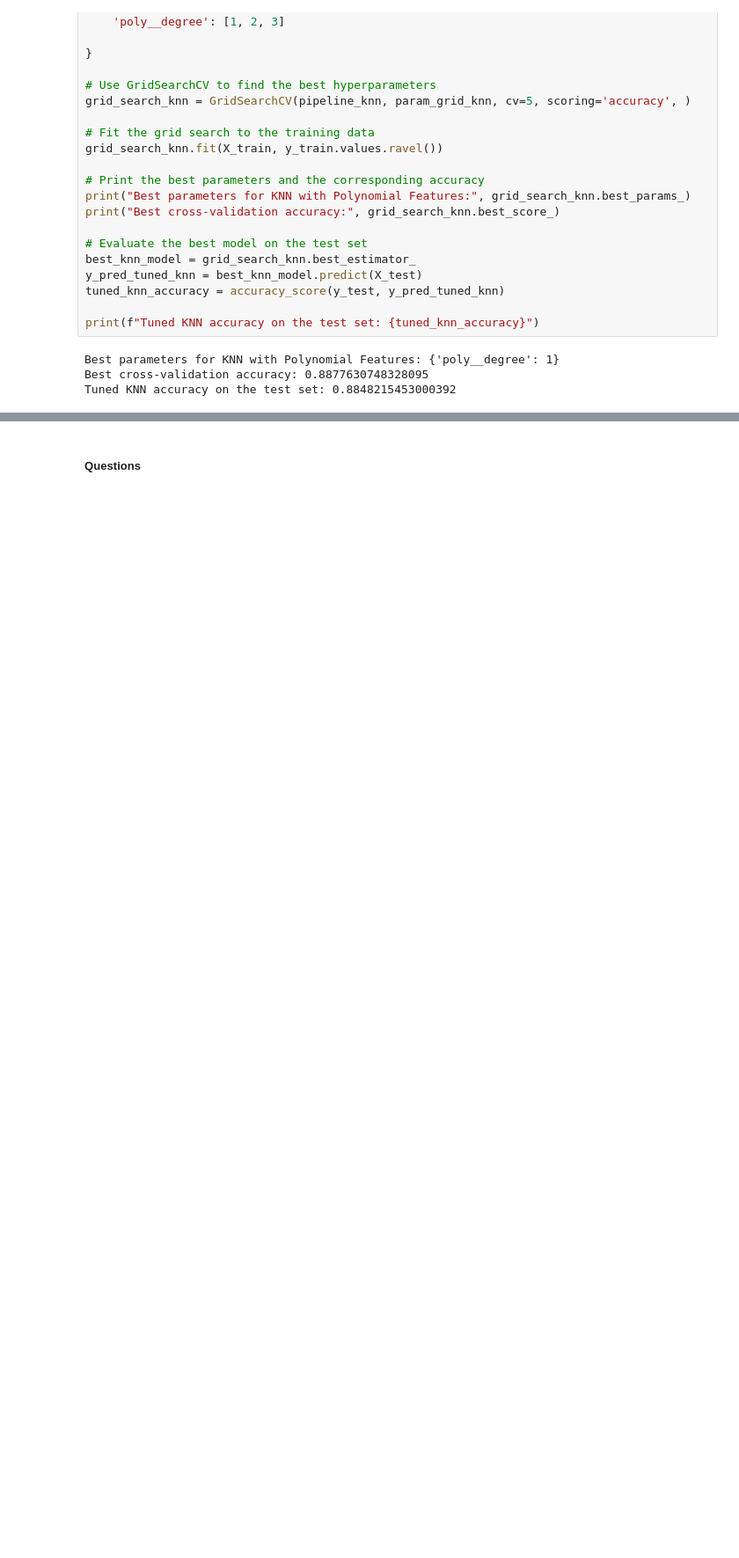
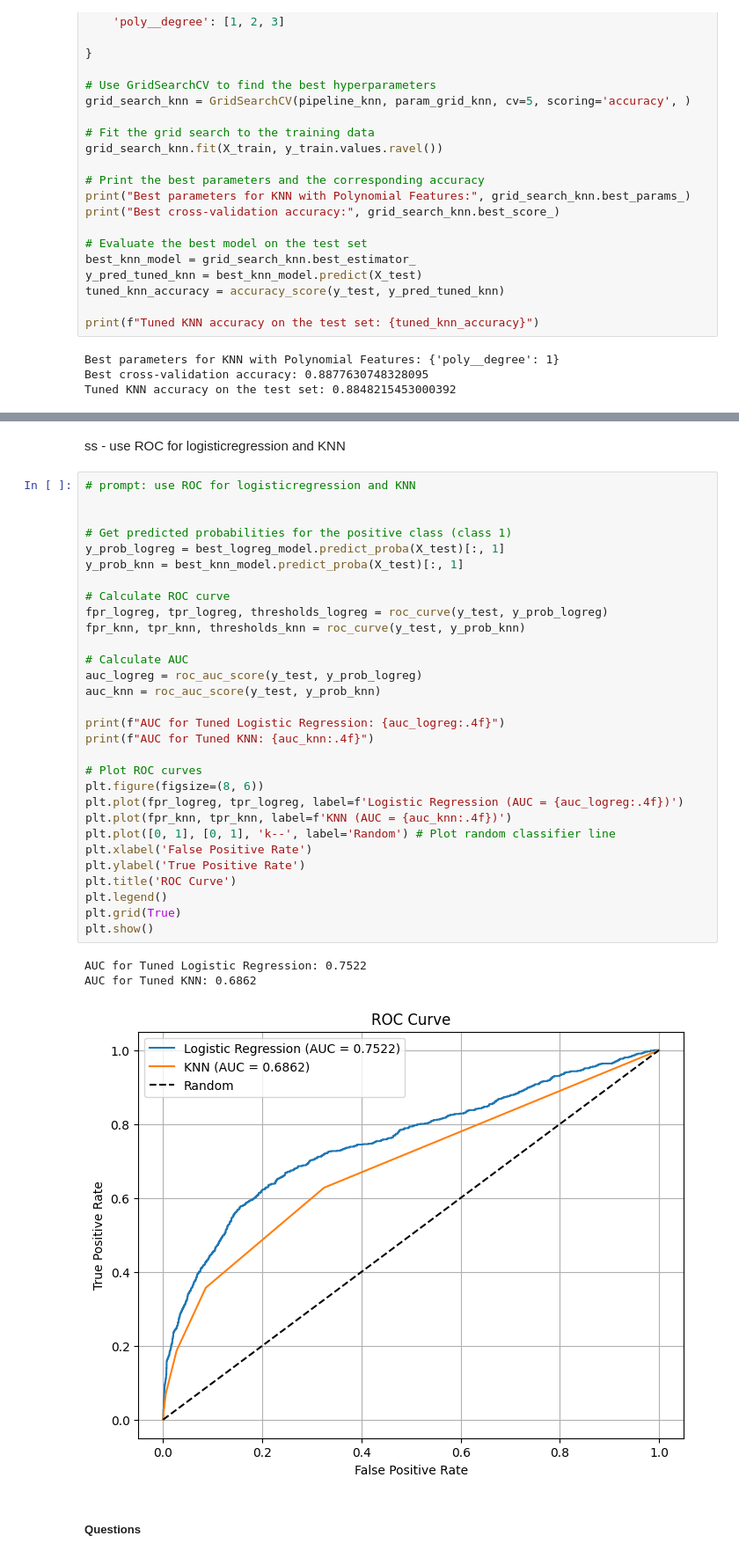
Before and after one commit to Ssahu620/ss-Assignment-17, a Jupyter notebook: ss_v1_17_Assignment.ipynb, the cells around one changed output, grey strips where cells are left out. Shown at 88% size. Cells and saved outputs as stored; diff of their text form; blank space fills up the shorter version.

```diff
--- a/ss_v1_17_Assignment.ipynb
+++ b/ss_v1_17_Assignment.ipynb
@@ -623,2 +649,38 @@ Tuned KNN accuracy on the test set: 0.8848215453000392
+# %% [markdown]
+ss - use ROC for logisticregression and KNN
+# %%
+# prompt: use ROC for logisticregression and KNN
+
+
+# Get predicted probabilities for the positive class (class 1)
+y_prob_logreg = best_logreg_model.predict_proba(X_test)[:, 1]
+y_prob_knn = best_knn_model.predict_proba(X_test)[:, 1]
+
+# Calculate ROC curve
+fpr_logreg, tpr_logreg, thresholds_logreg = roc_curve(y_test, y_prob_logreg)
+fpr_knn, tpr_knn, thresholds_knn = roc_curve(y_test, y_prob_knn)
+
+# Calculate AUC
+auc_logreg = roc_auc_score(y_test, y_prob_logreg)
+auc_knn = roc_auc_score(y_test, y_prob_knn)
+
+print(f"AUC for Tuned Logistic Regression: {auc_logreg:.4f}")
+print(f"AUC for Tuned KNN: {auc_knn:.4f}")
+
+# Plot ROC curves
+plt.figure(figsize=(8, 6))
+plt.plot(fpr_logreg, tpr_logreg, label=f'Logistic Regression (AUC = {auc_logreg:.4f})')
+plt.plot(fpr_knn, tpr_knn, label=f'KNN (AUC = {auc_knn:.4f})')
+plt.plot([0, 1], [0, 1], 'k--', label='Random') # Plot random classifier line
+plt.xlabel('False Positive Rate')
+plt.ylabel('True Positive Rate')
+plt.title('ROC Curve')
+plt.legend()
+plt.grid(True)
+plt.show()
+# %% [output]
+AUC for Tuned Logistic Regression: 0.7522
+AUC for Tuned KNN: 0.6862
+[figure, added]
 # %% [markdown]
 ##### Questions
```
Also changed, not shown: parts of 3 cells of this notebook.
